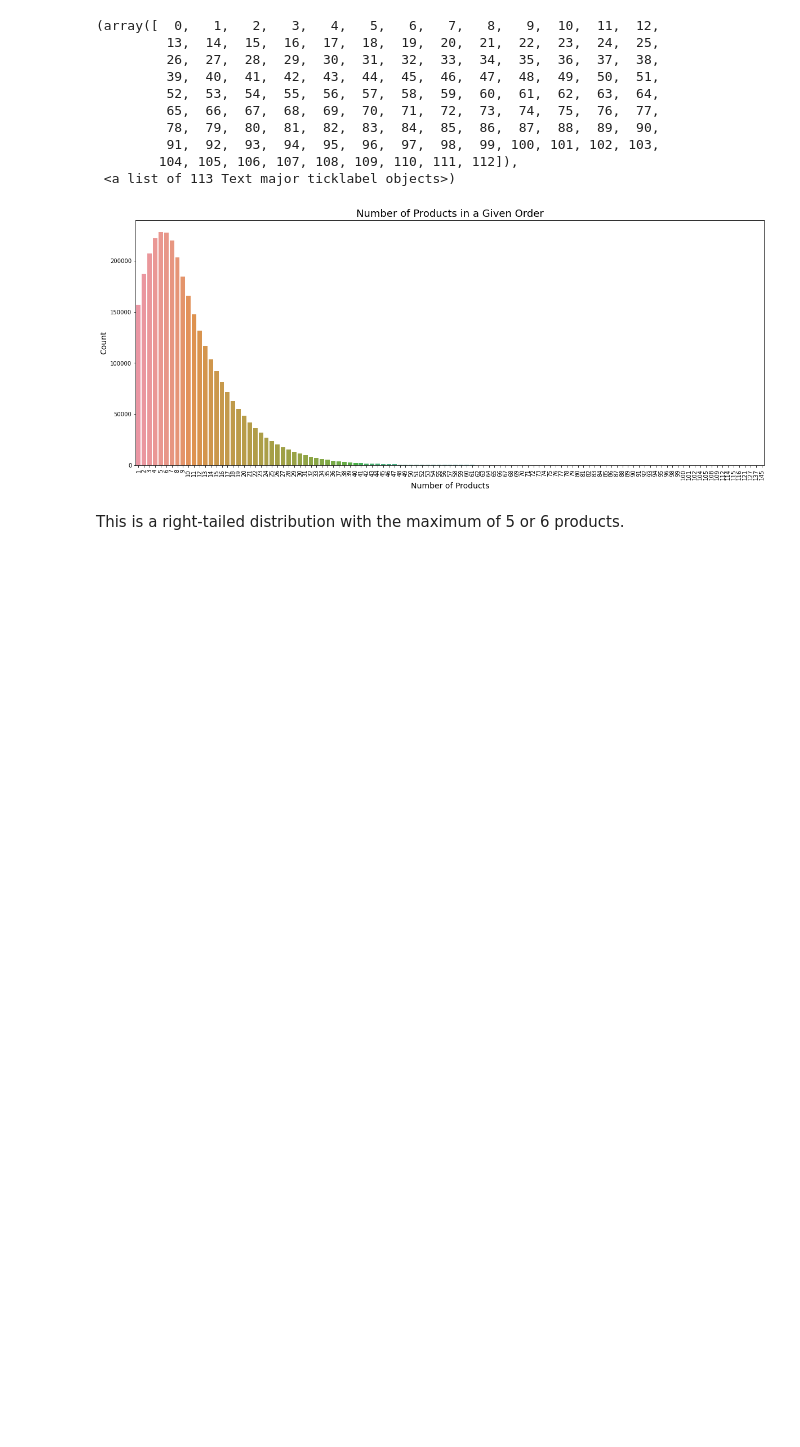
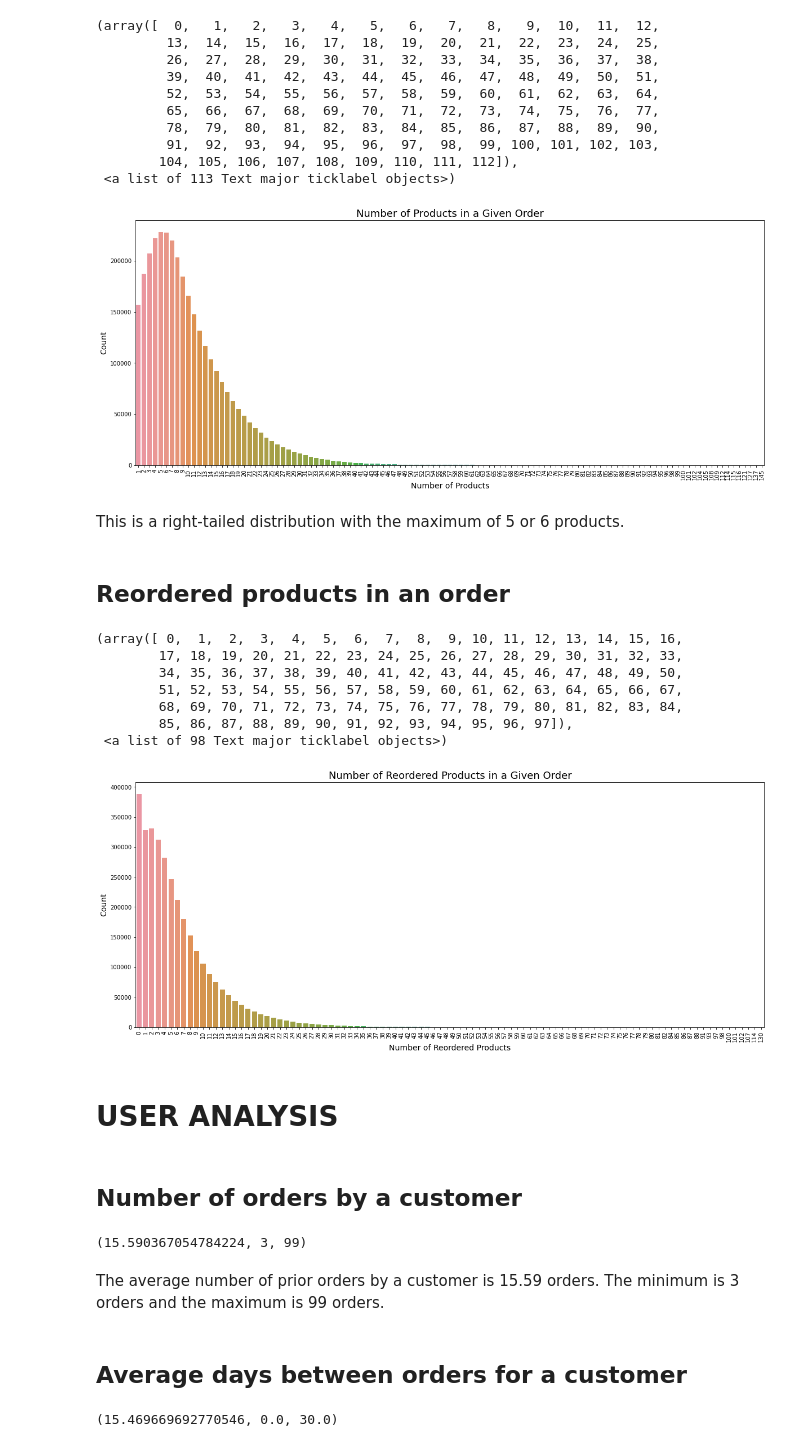
Before and after one commit to ldell7/InstacartRecommendation, a Jupyter notebook: notebooks/01_data_wrangling_EDA.ipynb, the cells around one changed output. Cells and saved outputs as stored; diff of their text form; code cells hidden in the pictures; blank space fills up the shorter version.

```diff
--- a/notebooks/01_data_wrangling_EDA.ipynb
+++ b/notebooks/01_data_wrangling_EDA.ipynb
@@ -336,3 +367,43 @@ plt.xticks(rotation='vertical')
 [figure]
 # %% [markdown]
 This is a right-tailed distribution with the maximum of 5 or 6 products.
+# %% [markdown]
+## Reordered products in an order
+# %%
+df = pd.DataFrame(order_products_complete.groupby('order_id')['reordered'].aggregate('sum'))
+count = df['reordered'].value_counts()
+plt.figure(figsize=(20,8))
+sns.barplot(count.index, count.values)
+plt.xlabel('Number of Reordered Products',fontsize=14)
+plt.ylabel('Count',fontsize=14)
+plt.title('Number of Reordered Products in a Given Order',fontsize=18)
+plt.xticks(rotation='vertical')
+# %% [output]
+(array([ 0,  1,  2,  3,  4,  5,  6,  7,  8,  9, 10, 11, 12, 13, 14, 15, 16,
+        17, 18, 19, 20, 21, 22, 23, 24, 25, 26, 27, 28, 29, 30, 31, 32, 33,
+        34, 35, 36, 37, 38, 39, 40, 41, 42, 43, 44, 45, 46, 47, 48, 49, 50,
+        51, 52, 53, 54, 55, 56, 57, 58, 59, 60, 61, 62, 63, 64, 65, 66, 67,
+        68, 69, 70, 71, 72, 73, 74, 75, 76, 77, 78, 79, 80, 81, 82, 83, 84,
+        85, 86, 87, 88, 89, 90, 91, 92, 93, 94, 95, 96, 97]),
+ <a list of 98 Text major ticklabel objects>)
+[figure, added]
+# %% [markdown]
+# USER ANALYSIS
+# %% [markdown]
+## Number of orders by a customer
+# %%
+orders_per_cust = pd.DataFrame(order_products_complete.groupby(['user_id'])['order_number'].aggregate('max'))
+orders_per_cust = orders_per_cust.sort_values(by=['order_number'],ascending=False)
+orders_per_cust['order_number'].mean(),orders_per_cust['order_number'].min(), orders_per_cust['order_number'].max()
+# %% [output]
+(15.590367054784224, 3, 99)
+# %% [markdown]
+The average number of prior orders by a customer is 15.59 orders. The minimum is 3 orders and the maximum is 99 orders.
+# %% [markdown]
+## Average days between orders for a customer
+# %%
+avg_days = pd.DataFrame(order_products_complete.groupby(['user_id'])['days_since_prior_order'].aggregate('mean'))
+avg_days = avg_days.sort_values(by=['days_since_prior_order'],ascending=False)
+avg_days['days_since_prior_order'].mean(), avg_days['days_since_prior_order'].min(), avg_days['days_since_prior_order'].max()
+# %% [output]
+(15.469669692770546, 0.0, 30.0)
```
Also changed, not shown: parts of 38 cells of this notebook.
